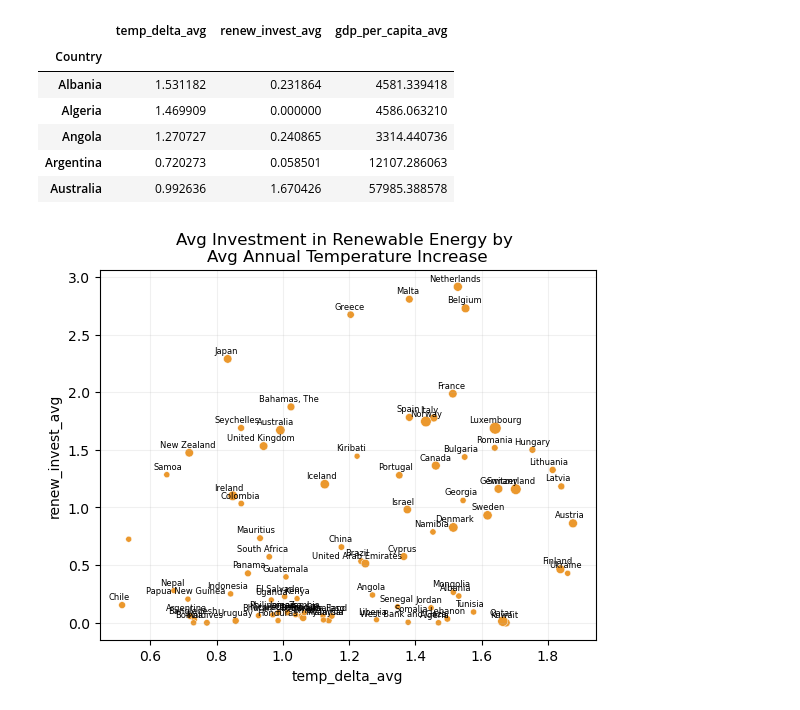
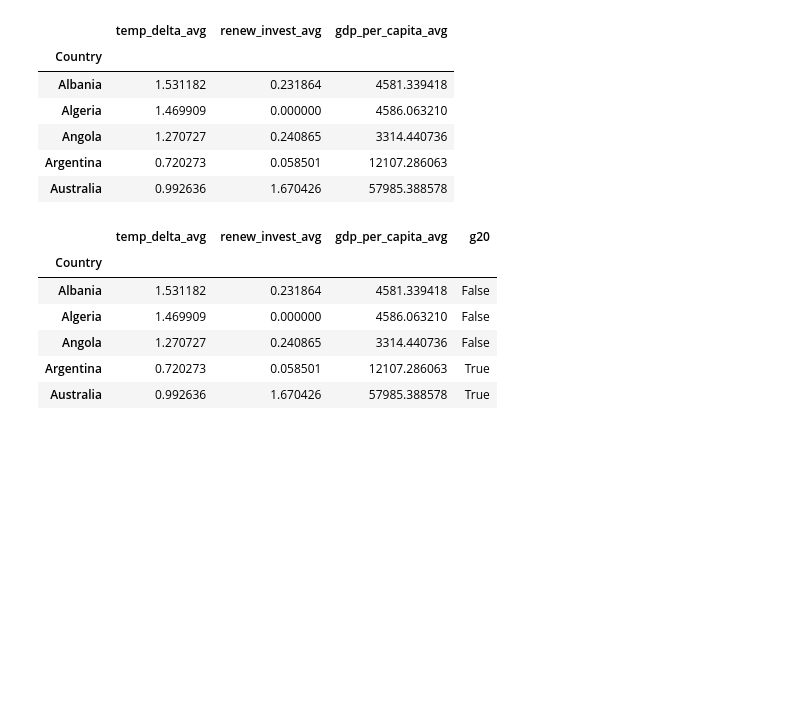
Before and after one commit to simonabors/worlddataviz, a Jupyter notebook: What_just_happened_viz.ipynb, the cells around one changed output. Drawn from its saved outputs; the diff is of its cells as text; code cells hidden in the pictures; blank space fills up the shorter version.

```diff
--- a/What_just_happened_viz.ipynb
+++ b/What_just_happened_viz.ipynb
@@ -382,14 +383,16 @@ invest_vs_impact2.head(5)
 | Angola | 1.270727 | 0.240865 | 3314.440736 |
 | Argentina | 0.720273 | 0.058501 | 12107.286063 |
 | Australia | 0.992636 | 1.670426 | 57985.388578 |
-# %%
-sns.scatterplot(data=invest_vs_impact2, x='temp_delta_avg', y='renew_invest_avg', size='gdp_per_capita_avg', legend=False, color='#eb982d')
-plt.title('Avg Investment in Renewable Energy by \nAvg Annual Temperature Increase')
-plt.grid(alpha=0.18)
-
-for i, txt in enumerate(invest_vs_impact2.index):
-    plt.annotate(txt, (invest_vs_impact2['temp_delta_avg'][i] - (0.008 * len(txt)), invest_vs_impact2['renew_invest_avg'][i] + 0.05), fontsize=6)
-
-plt.show()
-# %% [output]
-[figure, removed]
+# %%
+g20 = ['Argentina', 'Australia', 'Brazil', 'Canada', 'China', 'France', 'Germany', 'India', 'Indonesia', 'Italy', 'Japan', 'Republic of Korea', 'Mexico', 'Russia', 'Saudi Arabia', 'South Africa', 'Turkey', 'United Kingdom', 'United States', 'Austria', 'Belgium', 'Bulgaria', 'Croatia', 'Cyprus', 'Czech Republic', 'Denmark', 'Estonia', 'Finland', 'Greece', 'Hungary', 'Ireland', 'Latvia', 'Lithuania', 'Luxembourg', 'Malta', 'Netherlands', 'Poland', 'Portugal', 'Romania', 'Slovakia', 'Slovenia', 'Spain', 'Sweden']
+#invest_vs_impact2['g20'] =
+invest_vs_impact2['g20'] = invest_vs_impact2.index.isin(g20).tolist()
+invest_vs_impact2.head(5)
+# %% [output]
+|  | temp_delta_avg | renew_invest_avg | gdp_per_capita_avg | g20 |
+| Country |  |  |  |  |
+| Albania | 1.531182 | 0.231864 | 4581.339418 | False |
+| Algeria | 1.469909 | 0.000000 | 4586.063210 | False |
+| Angola | 1.270727 | 0.240865 | 3314.440736 | False |
+| Argentina | 0.720273 | 0.058501 | 12107.286063 | True |
+| Australia | 0.992636 | 1.670426 | 57985.388578 | True |
```
Also changed, not shown: parts of 4 cells of this notebook.
